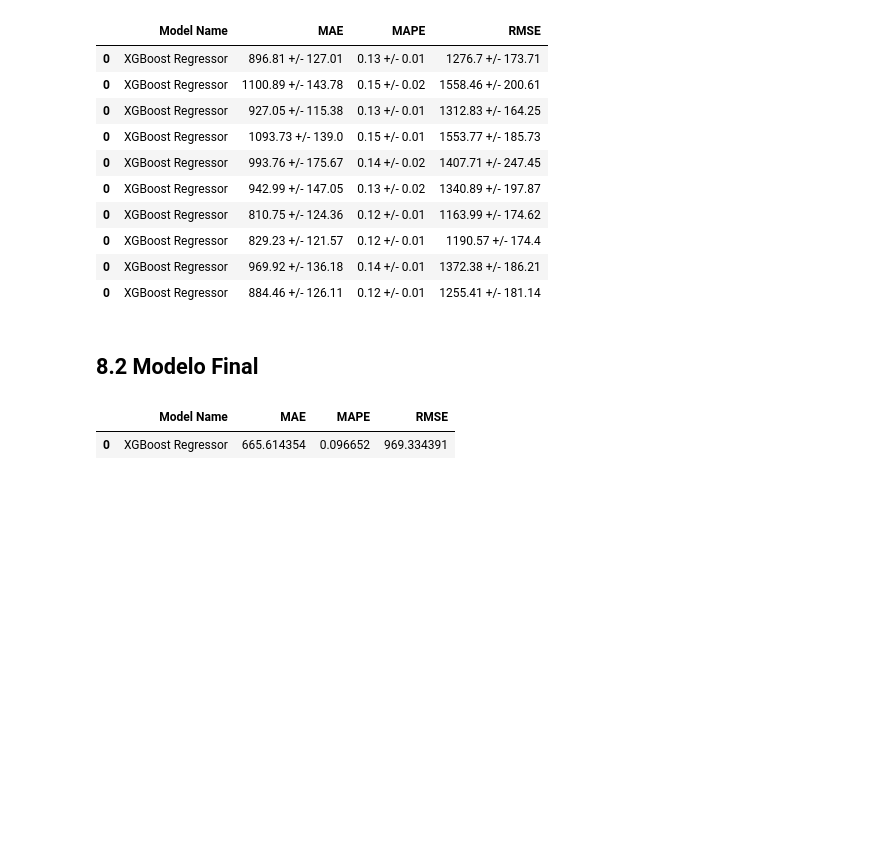
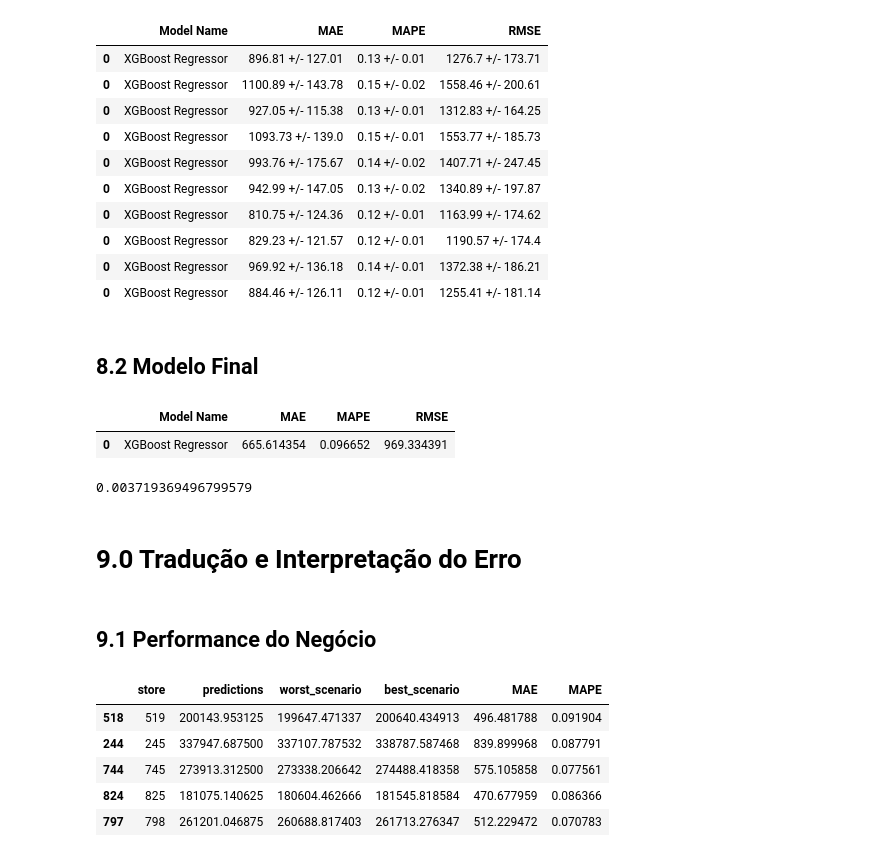
Before and after one commit to misaelpcastro/rossmann_previsao_vendas, a Jupyter notebook: Previsao_vendas_por_loja_v1.ipynb, the cells around one changed output. Saved outputs shown, nothing was run; the diff lists cells and outputs as text; code cells hidden in the pictures; blank space fills up the shorter version.

```diff
--- a/Previsao_vendas_por_loja_v1.ipynb
+++ b/Previsao_vendas_por_loja_v1.ipynb
@@ -1112,3 +1115,10 @@ xgb_result_tuned
 # %% [output]
 |  | Model Name | MAE | MAPE | RMSE |
 | 0 | XGBoost Regressor | 665.614354 | 0.096652 | 969.334391 |
+# %%
+mpe = mean_percentage_error(np.expm1(y_test), np.expm1(yhat_xgb_tuned))
+mpe # Subestimando o erro (o valor predito tende a ser menor que o valor real.)
+# %% [output]
+0.003719369496799579
+# %% [markdown]
+# 9.0 Tradução e Interpretação do Erro
@@ -1114,0 +1131,29 @@ xgb_result_tuned
+# %% [markdown]
+## 9.1 Performance do Negócio
+# %%
+# Soma das predições
+df91 = df9[['store', 'predictions']].groupby('store').sum().reset_index()
+
+# MAE e MAPE
+df9_aux1 = df9[['store', 'sales', 'predictions']].groupby('store').apply(lambda x: mean_absolute_error(x['sales'], x['predictions'])).reset_index().rename(columns={0:'MAE'})
+df9_aux2 = df9[['store', 'sales', 'predictions']].groupby('store').apply(lambda x: mean_absolute_percentage_error(x['sales'], x['predictions'])).reset_index().rename(columns={0:'MAPE'})
+
+# Merge
+df9_aux3 = pd.merge(df9_aux1, df9_aux2, how='inner', on='store')
+df92 = pd.merge(df91, df9_aux3, how='inner', on='store')
+
+# Cenários
+df92['worst_scenario'] = df92['predictions'] - df92['MAE']
+df92['best_scenario'] = df92['predictions'] + df92['MAE']
+
+# Ordenando Colunas
+df92 = df92[['store', 'predictions', 'worst_scenario', 'best_scenario', 'MAE', 'MAPE']]
+# %%
+df92.sample(5)
+# %% [output]
+|  | store | predictions | worst_scenario | best_scenario | MAE | MAPE |
+| 518 | 519 | 200143.953125 | 199647.471337 | 200640.434913 | 496.481788 | 0.091904 |
+| 244 | 245 | 337947.687500 | 337107.787532 | 338787.587468 | 839.899968 | 0.087791 |
+| 744 | 745 | 273913.312500 | 273338.206642 | 274488.418358 | 575.105858 | 0.077561 |
+| 824 | 825 | 181075.140625 | 180604.462666 | 181545.818584 | 470.677959 | 0.086366 |
+| 797 | 798 | 261201.046875 | 260688.817403 | 261713.276347 | 512.229472 | 0.070783 |
```
Also changed, not shown: parts of 9 cells of this notebook.
